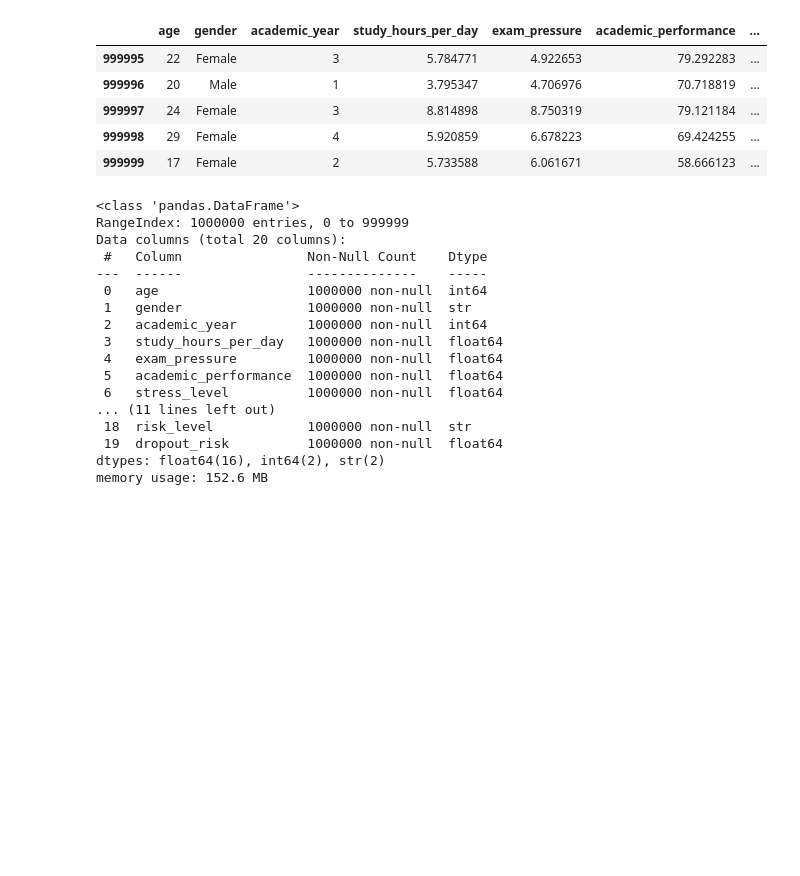
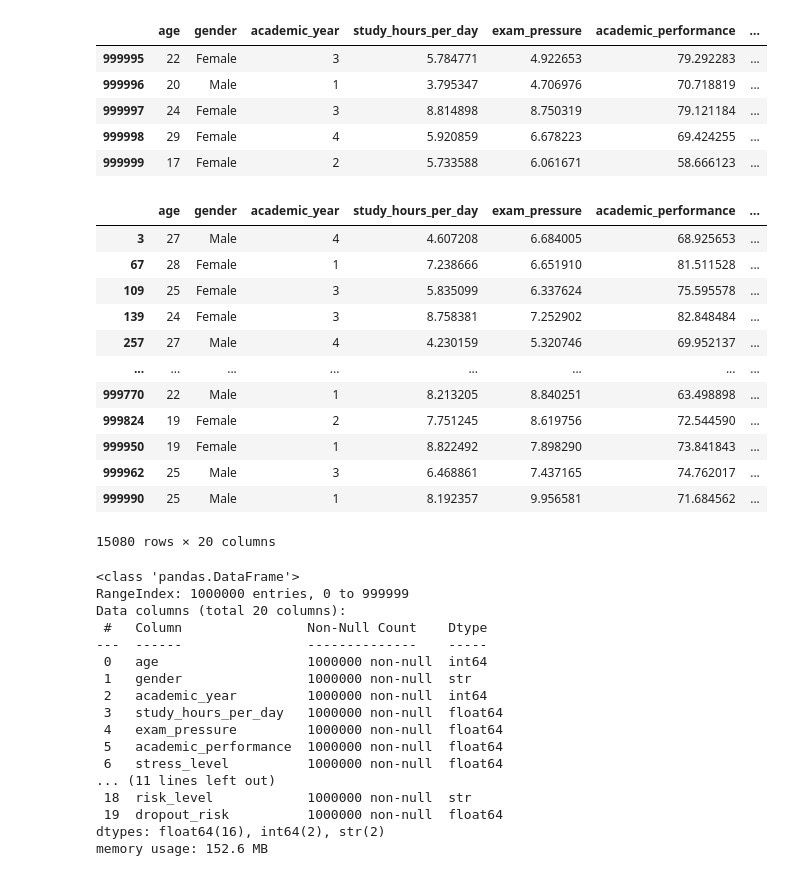
Before and after one commit to NguyenHung2604/Student-mental-health-and-Burn-out, a Jupyter notebook: main1.ipynb, the cells around one changed output. Saved outputs shown, nothing was run; the diff lists cells and outputs as text; code cells hidden in the pictures; blank space fills up the shorter version.

```diff
--- a/main1.ipynb
+++ b/main1.ipynb
@@ -44,6 +44,22 @@ df.tail()
 | 999997 | 24 | Female | 3 | 8.814898 | 8.750319 | 79.121184 | ... |
 | 999998 | 29 | Female | 4 | 5.920859 | 6.678223 | 69.424255 | ... |
 | 999999 | 17 | Female | 2 | 5.733588 | 6.061671 | 58.666123 | ... |
+# %%
+df[df['risk_level'] == 'High']
+# %% [output]
+|  | age | gender | academic_year | study_hours_per_day | exam_pressure | academic_performance | ... |
+| 3 | 27 | Male | 4 | 4.607208 | 6.684005 | 68.925653 | ... |
+| 67 | 28 | Female | 1 | 7.238666 | 6.651910 | 81.511528 | ... |
+| 109 | 25 | Female | 3 | 5.835099 | 6.337624 | 75.595578 | ... |
+| 139 | 24 | Female | 3 | 8.758381 | 7.252902 | 82.848484 | ... |
+| 257 | 27 | Male | 4 | 4.230159 | 5.320746 | 69.952137 | ... |
+| ... | ... | ... | ... | ... | ... | ... | ... |
+| 999770 | 22 | Male | 1 | 8.213205 | 8.840251 | 63.498898 | ... |
+| 999824 | 19 | Female | 2 | 7.751245 | 8.619756 | 72.544590 | ... |
+| 999950 | 19 | Female | 1 | 8.822492 | 7.898290 | 73.841843 | ... |
+| 999962 | 25 | Male | 3 | 6.468861 | 7.437165 | 74.762017 | ... |
+| 999990 | 25 | Male | 1 | 8.192357 | 9.956581 | 71.684562 | ... |
+15080 rows × 20 columns
 # %%
 df.info()
 # %% [output]
```
Also changed, not shown: parts of 4 cells of this notebook, 15 other files.
